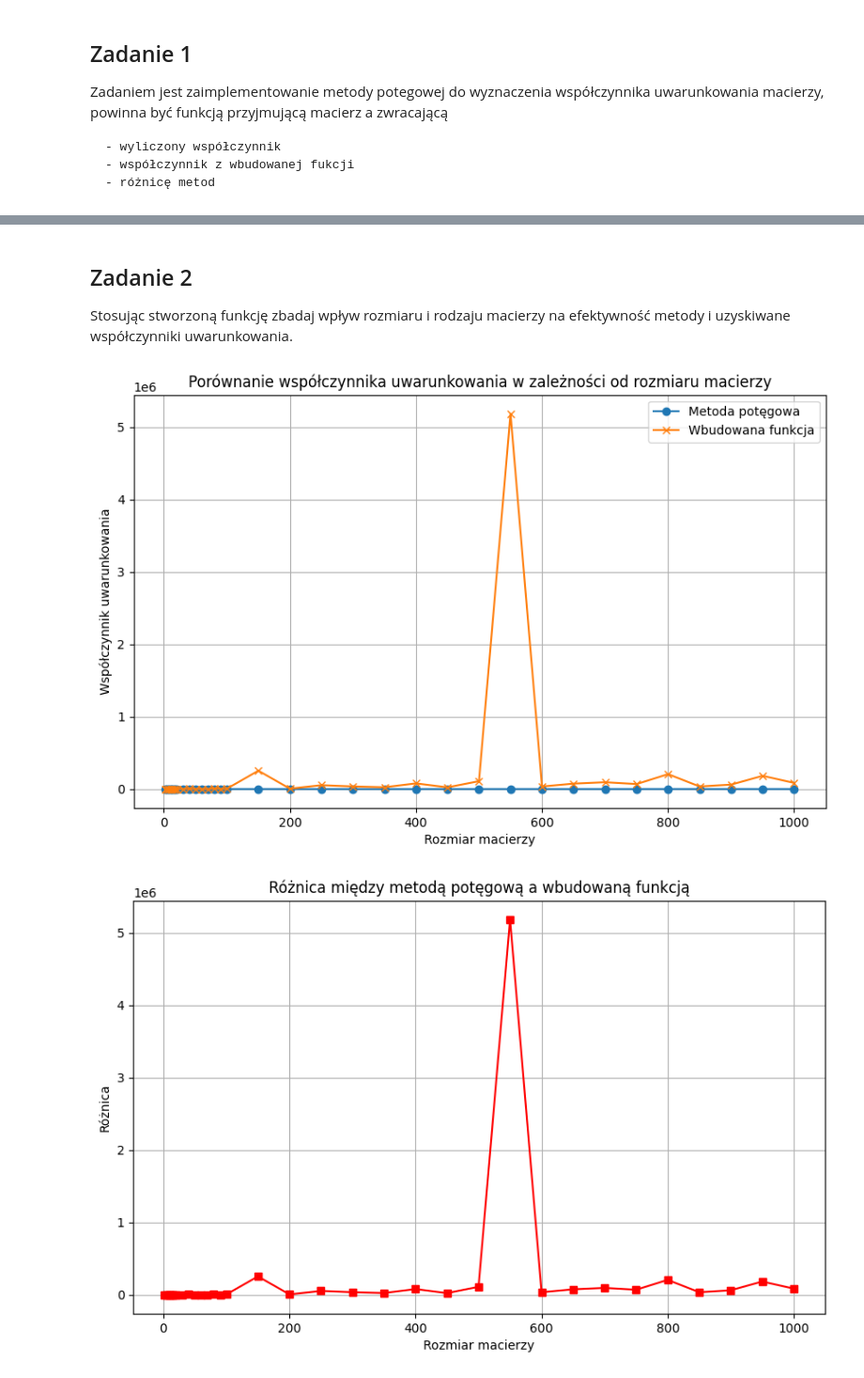
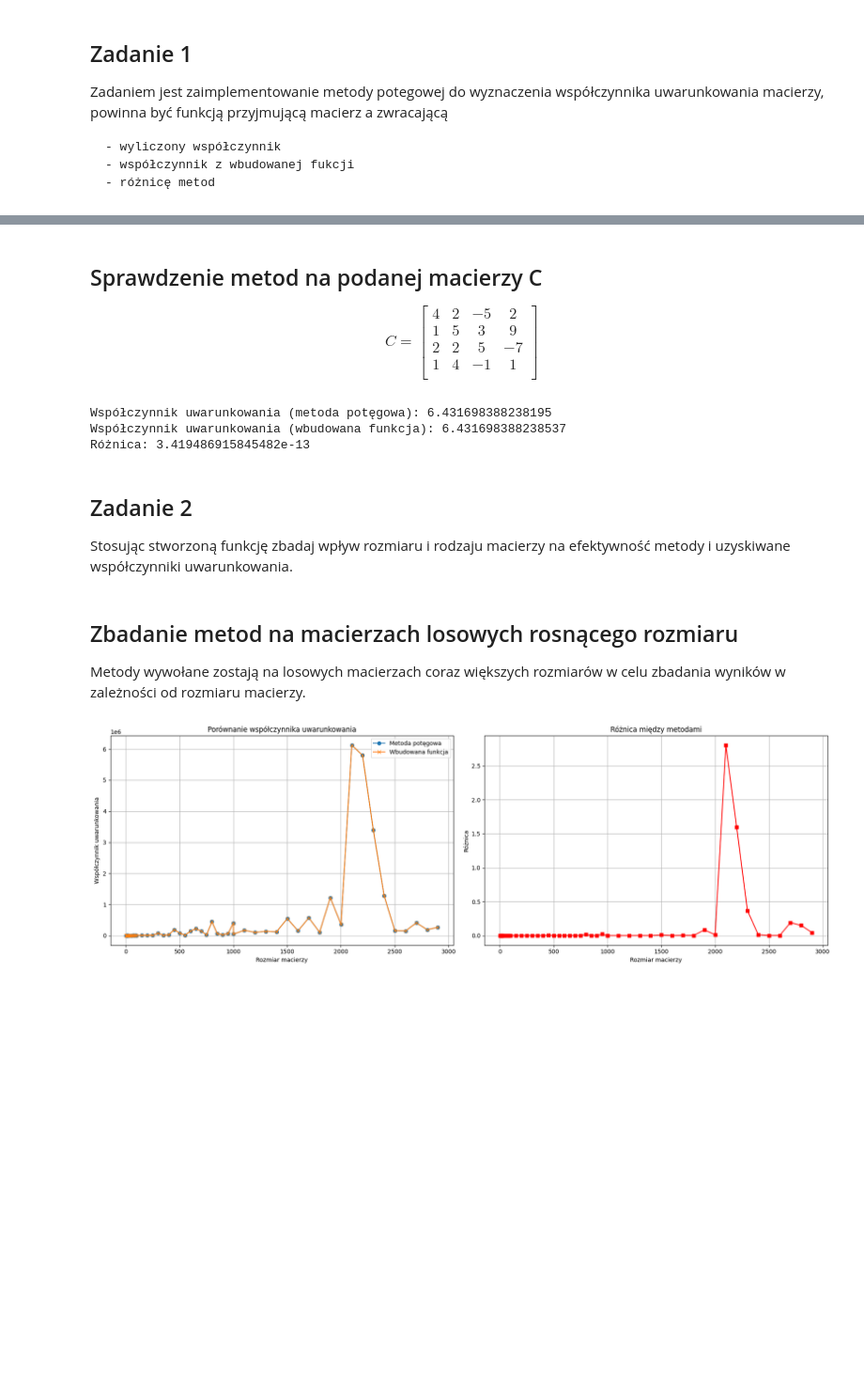
Before and after one commit to Hadidomena/MetodyNumeryczne, a Jupyter notebook: MetodyNumeryczne/Sprawozdanie3.ipynb, the cells around one changed output, grey strips where cells are left out. Shown at 94% size. Cells and saved outputs as stored; diff of their text form; code cells hidden in the pictures; blank space fills up the shorter version.

```diff
--- a/MetodyNumeryczne/Sprawozdanie3.ipynb
+++ b/MetodyNumeryczne/Sprawozdanie3.ipynb
@@ -74,39 +105,62 @@ Różnica: 738.2114459727358
+# %% [markdown]
+## Sprawdzenie metod na podanej macierzy C
+$$
+C = \begin{bmatrix}
+4 & 2 & -5 & 2 \\
+1 & 5 & 3 & 9 \\
+2 & 2 & 5 & -7 \\
+1 & 4 & -1 & 1 \\
+\end{bmatrix}
+$$
+# %%
+C = np.array([[4,2,-5,2], [1,5,3,9], [2,2,5,-7],[1,4,-1,1]])
+
+cond_power, cond_builtin, diff = power_method_cond(C)
+print("Współczynnik uwarunkowania (metoda potęgowa):", cond_power)
+print("Współczynnik uwarunkowania (wbudowana funkcja):", cond_builtin)
+print("Różnica:", diff)
+# %% [output]
+Współczynnik uwarunkowania (metoda potęgowa): 6.431698388238195
+Współczynnik uwarunkowania (wbudowana funkcja): 6.431698388238537
+Różnica: 3.419486915845482e-13
 # %% [markdown]
 ## Zadanie 2
 Stosując stworzoną funkcję zbadaj wpływ rozmiaru i rodzaju macierzy na efektywność metody i uzyskiwane współczynniki uwarunkowania.
+# %% [markdown]
+## Zbadanie metod na macierzach losowych rosnącego rozmiaru
+Metody wywołane zostają na losowych macierzach coraz większych rozmiarów w celu zbadania wyników w zależności od rozmiaru macierzy.
 # %%
 import matplotlib.pyplot as plt
 
-sizes = [x for x in range(2, 21, 2)] + [x for x in range(30, 101, 10)] + [x for x in range(150, 1001, 50)]
+sizes = [x for x in range(2, 21, 2)] + [x for x in range(30, 101, 10)] + [x for x in range(150, 1001, 50)] + [x for x in range(1001, 3001, 100)]
 cond_powers = []
 cond_builtins = []
 diffs = []
 
 for n in sizes:
-    # Macierz losowa
     A_rand = np.random.rand(n, n)
     cond_power, cond_builtin, diff = power_method_cond(A_rand)
     cond_powers.append(cond_power)
     cond_builtins.append(cond_builtin)
     diffs.append(diff)
 
-plt.figure(figsize=(10, 6))
-plt.plot(sizes, cond_powers, marker='o', label='Metoda potęgowa')
-plt.plot(sizes, cond_builtins, marker='x', label='Wbudowana funkcja')
-plt.xlabel('Rozmiar macierzy')
-plt.ylabel('Współczynnik uwarunkowania')
-plt.title('Porównanie współczynnika uwarunkowania w zależności od rozmiaru macierzy')
-plt.legend()
-plt.grid(True)
+fig, axes = plt.subplots(1, 2, figsize=(18, 6))
+
+axes[0].plot(sizes, cond_powers, marker='o', label='Metoda potęgowa')
+axes[0].plot(sizes, cond_builtins, marker='x', label='Wbudowana funkcja')
+axes[0].set_xlabel('Rozmiar macierzy')
+axes[0].set_ylabel('Współczynnik uwarunkowania')
+axes[0].set_title('Porównanie współczynnika uwarunkowania')
+axes[0].legend()
+axes[0].grid(True)
+
+axes[1].plot(sizes, diffs, marker='s', color='red')
+axes[1].set_xlabel('Rozmiar macierzy')
+axes[1].set_ylabel('Różnica')
+axes[1].set_title('Różnica między metodami')
+axes[1].grid(True)
+
+plt.tight_layout()
 plt.show()
-
-plt.figure(figsize=(10, 6))
-plt.plot(sizes, diffs, marker='s', color='red')
-plt.xlabel('Rozmiar macierzy')
-plt.ylabel('Różnica')
-plt.title('Różnica między metodą potęgową a wbudowaną funkcją')
-plt.grid(True)
-plt.show()
 # %% [output]
-[figure, old version]
+[figure, new version]
-[figure, removed]
```
Also changed, not shown: parts of 17 cells of this notebook, 2 other files.
